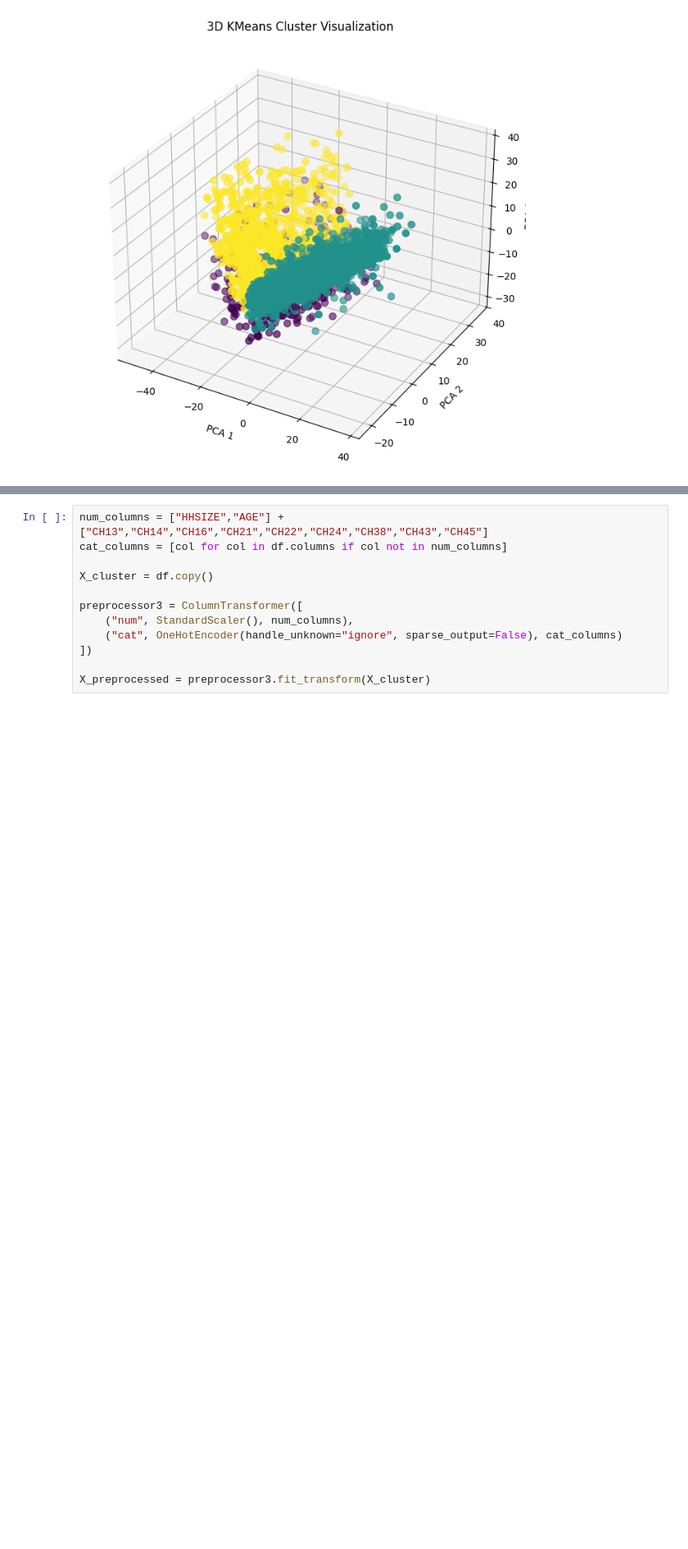
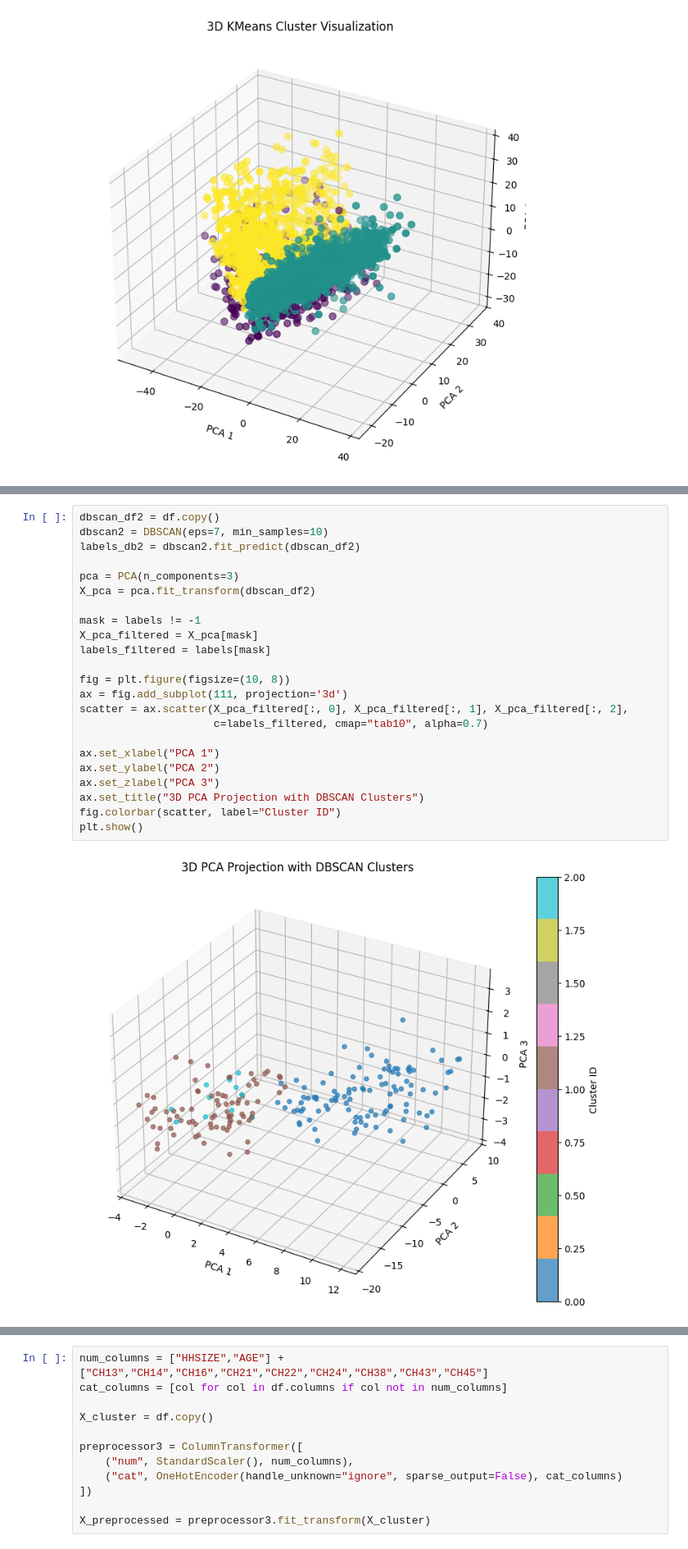
Before and after one commit to samroska/milestone-2-siads-696, a Jupyter notebook: Clustering - All Features.ipynb, the cells around one changed output, grey strips where cells are left out. Shown at 82% size. Cells and saved outputs as stored; diff of their text form; blank space fills up the shorter version.

```diff
--- a/Clustering - All Features.ipynb
+++ b/Clustering - All Features.ipynb
@@ -88,3 +104,28 @@ plt.show()
+# %%
+dbscan_df2 = df.copy()
+dbscan2 = DBSCAN(eps=7, min_samples=10)
+labels_db2 = dbscan2.fit_predict(dbscan_df2)
+
+pca = PCA(n_components=3)
+X_pca = pca.fit_transform(dbscan_df2)
+
+mask = labels != -1
+X_pca_filtered = X_pca[mask]
+labels_filtered = labels[mask]
+
+fig = plt.figure(figsize=(10, 8))
+ax = fig.add_subplot(111, projection='3d')
+scatter = ax.scatter(X_pca_filtered[:, 0], X_pca_filtered[:, 1], X_pca_filtered[:, 2],
+                     c=labels_filtered, cmap="tab10", alpha=0.7)
+
+ax.set_xlabel("PCA 1")
+ax.set_ylabel("PCA 2")
+ax.set_zlabel("PCA 3")
+ax.set_title("3D PCA Projection with DBSCAN Clusters")
+fig.colorbar(scatter, label="Cluster ID")
+plt.show()
+# %% [output]
+[figure, added]
 # %%
 kmeans3 = KMeans(n_clusters=3, random_state=42)
 kmeans_df3['cluster'] = kmeans3.fit_predict(kmeans_df3)
```
Also changed, not shown: parts of 1 cell of this notebook.
